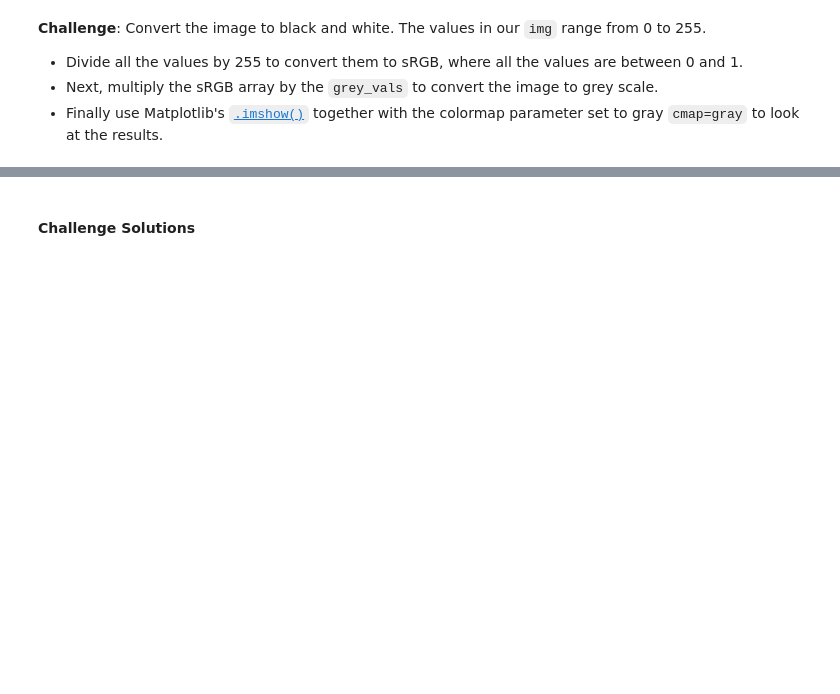
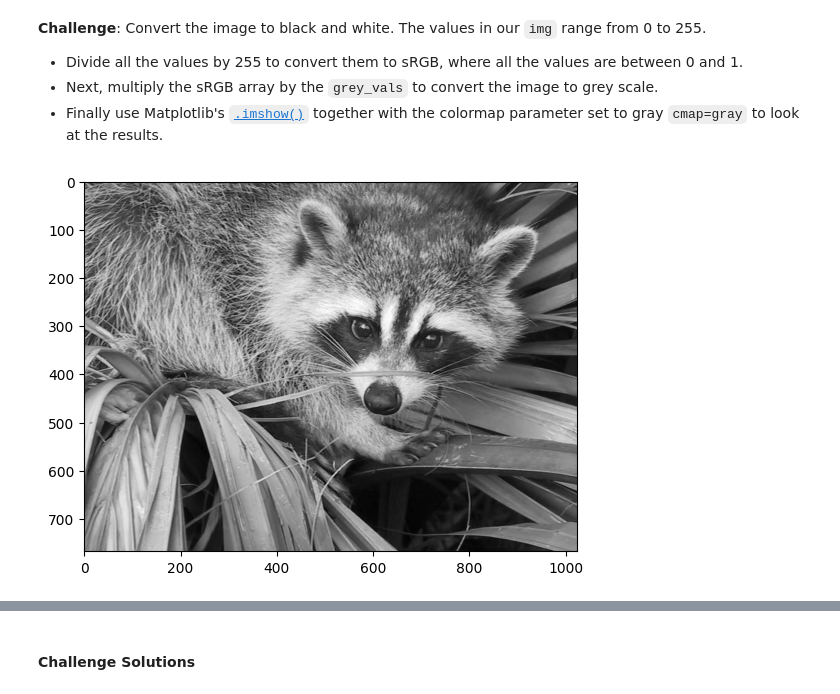
Before and after one commit to yakubszatkowski/100-days-python, a Jupyter notebook: push/Computation_with_NumPy_and_N_Dimensional_Arrays_(start).ipynb, the cells around one changed output, grey strips where cells are left out. Drawn from its saved outputs; the diff is of its cells as text; code cells hidden in the pictures; blank space fills up the shorter version.

```diff
--- a/push/Computation_with_NumPy_and_N_Dimensional_Arrays_(start).ipynb
+++ b/push/Computation_with_NumPy_and_N_Dimensional_Arrays_(start).ipynb
@@ -354,6 +361,15 @@ img.shape
 * Finally use Matplotlib's [`.imshow()`](https://matplotlib.org/3.1.1/api/_as_gen/matplotlib.pyplot.imshow.html) together with the colormap parameter set to gray `cmap=gray` to look at the results.
 # %%
 grey_vals = np.array([0.2126, 0.7152, 0.0722])
+# %%
+sRGB_array = img / 255
+gray_img = np.matmul(sRGB_array, grey_vals)
+# or
+gray_img2 = sRGB_array @ grey_vals
+# %%
+gray_raccoon = plt.imshow(gray_img2, cmap='gray')
+# %% [output]
+[figure, added]
 # %% [markdown]
 **Challenge**: Can you manipulate the images by doing some operations on the underlying ndarrays? See if you can change the values in the ndarray so that:
 
```
Also changed, not shown: parts of 25 cells of this notebook.
